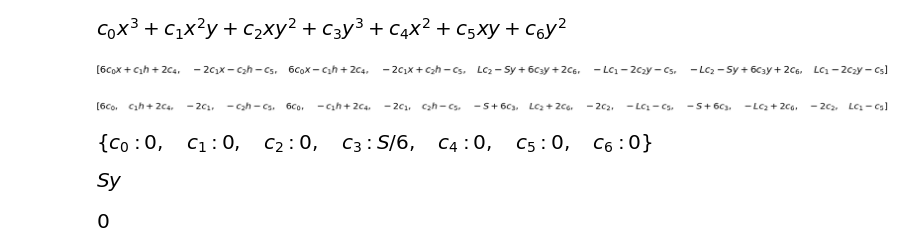
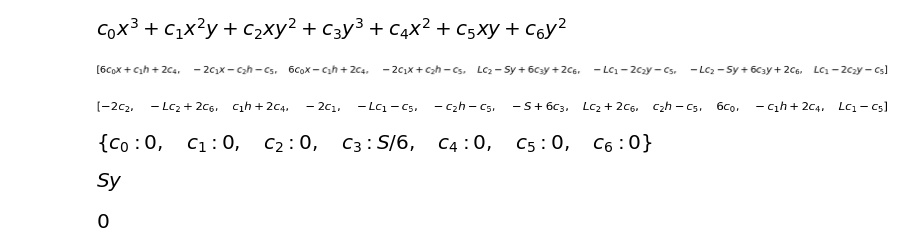
Before and after one commit to nicoguaro/notebooks_examples, a Jupyter notebook: Airy stress functions.ipynb, the cells around one changed output. Saved outputs shown, nothing was run; the diff lists cells and outputs as text; code cells hidden in the pictures.

```diff
--- a/Airy stress functions.ipynb
+++ b/Airy stress functions.ipynb
@@ -185,12 +257,12 @@ conds = [s22.subs(y, h/2),
 conds
 # %% [output]
 [figure]
-# %%
-eqlist = [coef for cond in conds for coef in Poly(cond, (x, y)).coeffs()]
-
-eqlist
-# %% [output]
-[figure, removed]
+# %%
+eqlist = conds2eqs(conds)
+
+eqlist
+# %% [output]
+[figure, added]
 # %%
 sol = solve(eqlist, c)
 # %%
```
Also changed, not shown: parts of 42 cells of this notebook.
